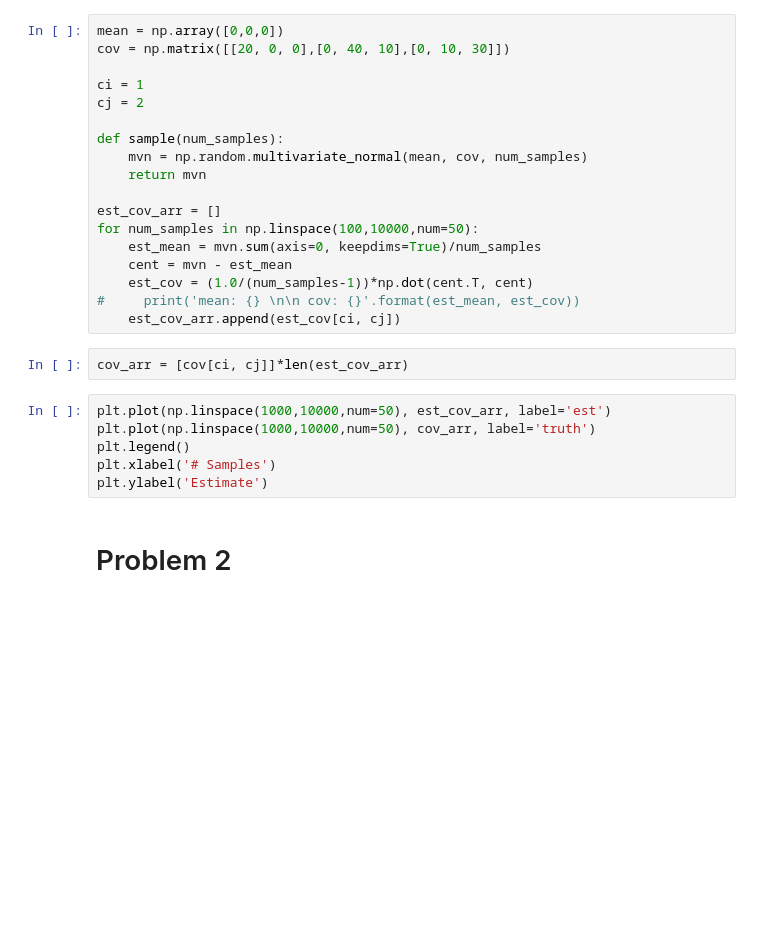
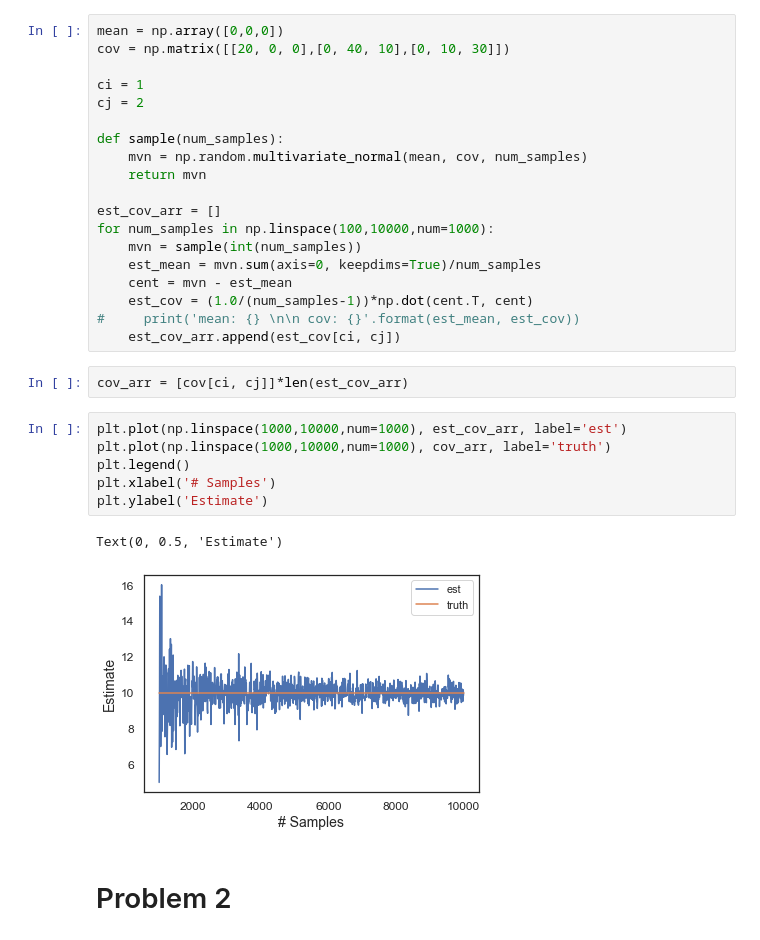
Before and after one commit to cangokalp/EE-460J, a Jupyter notebook: lab_2/Untitled.ipynb, the cells around one changed output. Drawn from its saved outputs; the diff is of its cells as text; blank space fills up the shorter version.

```diff
--- a/lab_2/Untitled.ipynb
+++ b/lab_2/Untitled.ipynb
@@ -57,7 +84,8 @@ def sample(num_samples):
     return mvn
 
 est_cov_arr = []
-for num_samples in np.linspace(100,10000,num=50):
+for num_samples in np.linspace(100,10000,num=1000):
+    mvn = sample(int(num_samples))
     est_mean = mvn.sum(axis=0, keepdims=True)/num_samples
     cent = mvn - est_mean
     est_cov = (1.0/(num_samples-1))*np.dot(cent.T, cent)
@@ -66,11 +94,14 @@ for num_samples in np.linspace(100,10000,num=50):
 # %%
 cov_arr = [cov[ci, cj]]*len(est_cov_arr)
 # %%
-plt.plot(np.linspace(1000,10000,num=50), est_cov_arr, label='est')
-plt.plot(np.linspace(1000,10000,num=50), cov_arr, label='truth')
+plt.plot(np.linspace(1000,10000,num=1000), est_cov_arr, label='est')
+plt.plot(np.linspace(1000,10000,num=1000), cov_arr, label='truth')
 plt.legend()
 plt.xlabel('# Samples')
 plt.ylabel('Estimate')
+# %% [output]
+Text(0, 0.5, 'Estimate')
+[figure, added]
 # %% [markdown]
 # Problem 2
 # %%
```
Also changed, not shown: parts of 23 cells of this notebook, 2 other files.
